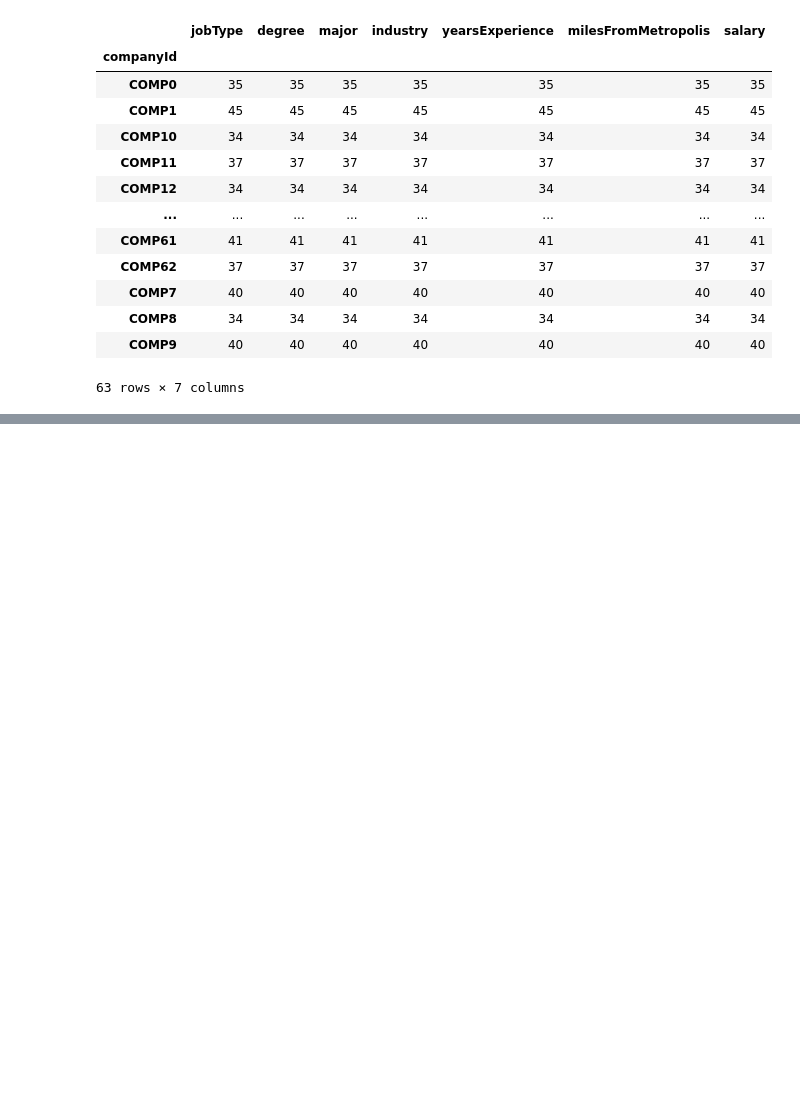
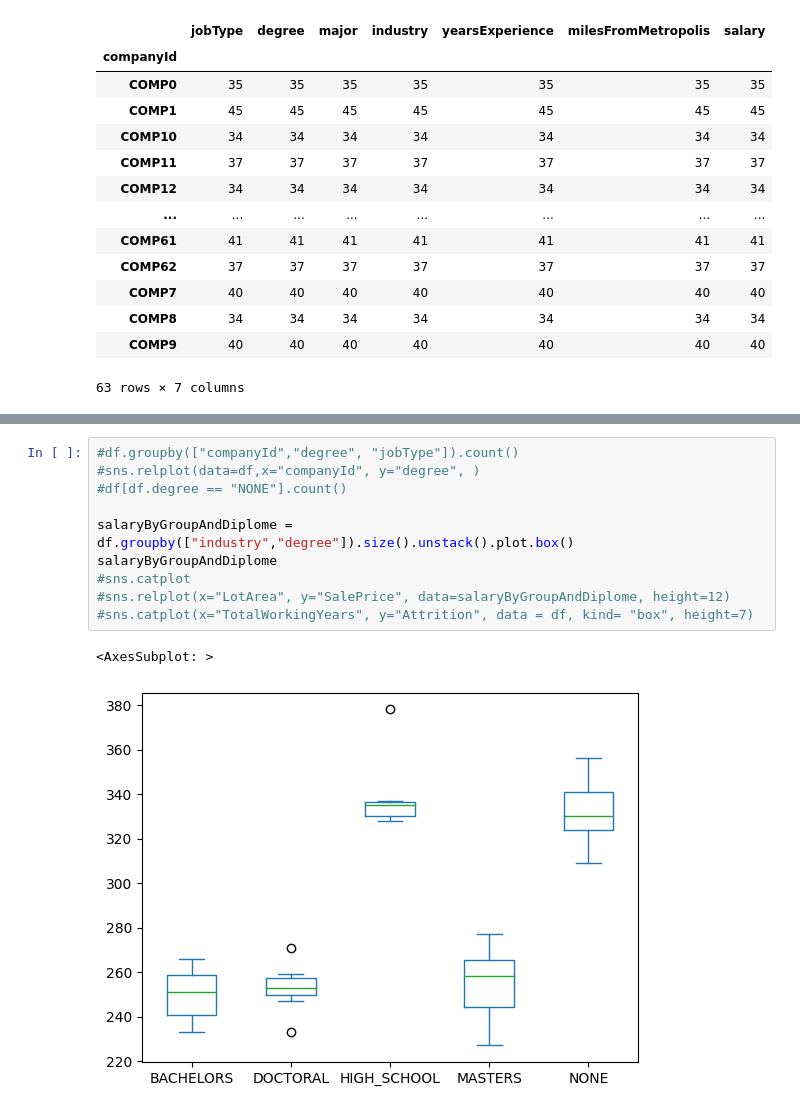
Before and after one commit to Argus416/h3hitema, a Jupyter notebook: Python/Projects/Analyse de donnée/Politique d'embauche des entreprises.ipynb, the cells around one changed output, grey strips where cells are left out. Saved outputs shown, nothing was run; the diff lists cells and outputs as text; blank space fills up the shorter version.

```diff
--- a/Python/Projects/Analyse de donnée/Politique d'embauche des entreprises.ipynb
+++ b/Python/Projects/Analyse de donnée/Politique d'embauche des entreprises.ipynb
@@ -109,0 +97,13 @@ salaryByGroupAndDiplome
+# %%
+#df.groupby(["companyId","degree", "jobType"]).count()
+#sns.relplot(data=df,x="companyId", y="degree", )
+#df[df.degree == "NONE"].count()
+
+salaryByGroupAndDiplome = df.groupby(["industry","degree"]).size().unstack().plot.box()
+salaryByGroupAndDiplome
+#sns.catplot
+#sns.relplot(x="LotArea", y="SalePrice", data=salaryByGroupAndDiplome, height=12)
+#sns.catplot(x="TotalWorkingYears", y="Attrition", data = df, kind= "box", height=7)
+# %% [output]
+<AxesSubplot: >
+[figure, added]
```
Also changed, not shown: parts of 5 cells of this notebook.
